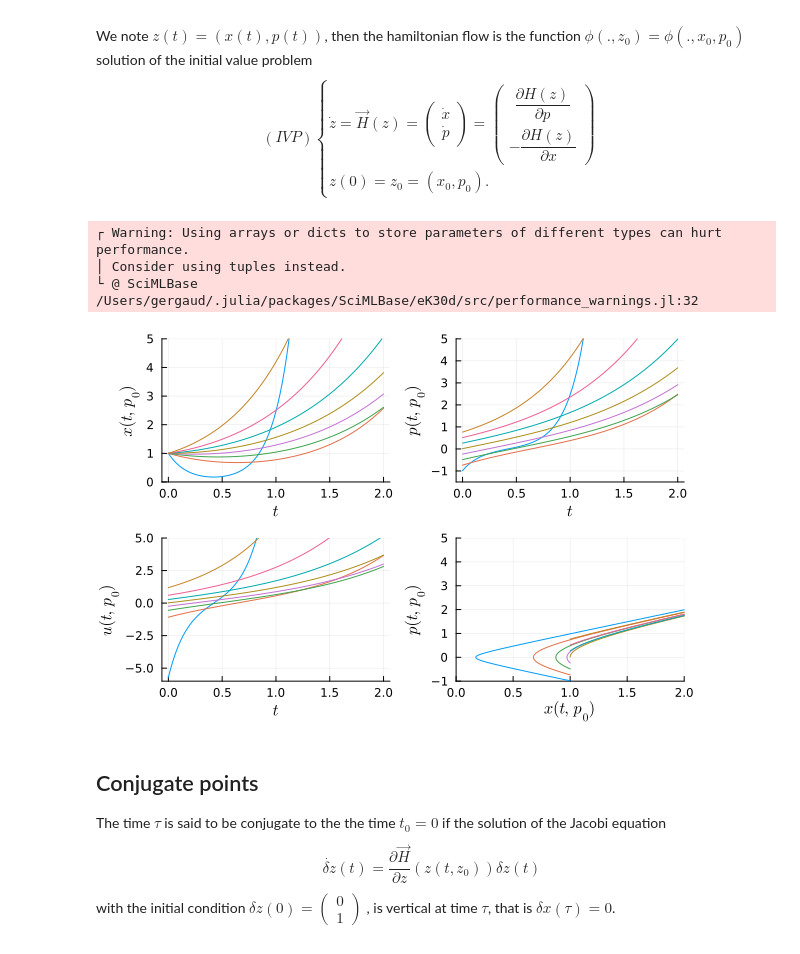
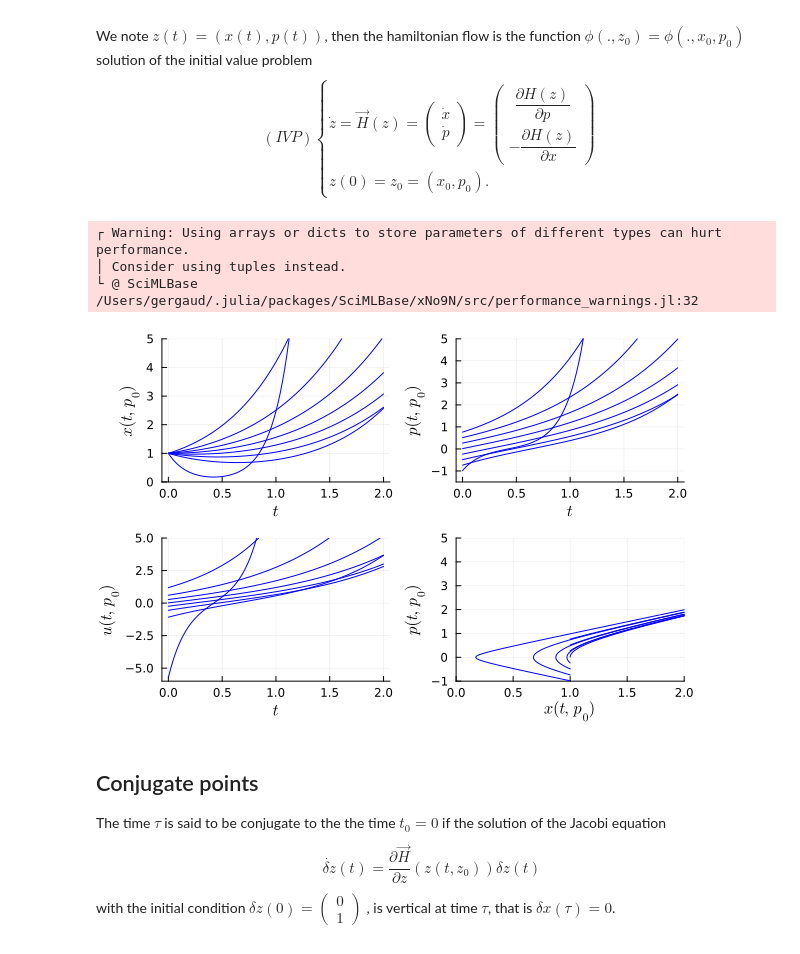
Before and after one commit to control-toolbox/Kupka, a Jupyter notebook: example1.ipynb, the cells around one changed output. Cells and saved outputs as stored; diff of their text form; code cells hidden in the pictures.

```diff
--- a/example1.ipynb
+++ b/example1.ipynb
@@ -83,41 +81,44 @@ z(0) = z_0 = (x_0,p_0).
 # Compute the  Flow
 
 u(x, p) = sign(x[1])*p[1]*sqrt(1. /(x[1]^2-p[1]^2))  # contol function
 
 # the Flow function of the control-toolbox package computes the hamiltonian flow
 ocp_flow = Flow(ocp, u)  # ocp_flow.ode_sol is the result of the solve function from the DifferentailEquations package
 
 # Compute flows for different value of the initial costate $p_0
 Int_p0 = -0.985:0.25:0.98   # intervalle of p_0
 Δt = (tf - t0)/100          #
 plt_x = plot()          # plot of the state x(t)
 plt_p = plot()          # plot of the costate p(t)
 plt_u = plot()          # plot of the control u(t)
 plt_phase = plot()      # plot (x,p)
-
+my_color = :blue
 for p0 in Int_p0        # plot for each p_0 in Int_p0
     flow_p0 = ocp_flow((t0, tf), x0, p0, reltol = 1e-8, abstol = 1e-8, saveat = Δt)
     T = flow_p0.ode_sol.t
     X = flow_p0.ode_sol[1,:]
     P = flow_p0.ode_sol[2,:]
     par = atanh(p0./x0)
-    plot!(plt_x,T,X)
-    plot!(plt_p,T,P)
-    plot!(plt_u,T,u.(X,P))
-    plot!(plt_phase,X,P)
+    plot!(plt_x,T,X,color = my_color)
+    plot!(plt_p,T,P,color = my_color)
+    plot!(plt_u,T,u.(X,P),color = my_color)
+    plot!(plt_phase,X,P,color = my_color)
 end
 
 # Plots
 plot!(plt_x,xlabel = L"t",ylabel=L"x(t,p_0)",legend=false, ylims=(0.,5.))
 plot!(plt_p,xlabel = L"t",ylabel=L"p(t,p_0)",legend=false, ylims=(-1.5,5.))
 plot!(plt_u,xlabel = L"t",ylabel=L"u(t,p_0)",legend=false, ylims=(-6.,5.))
 plot!(plt_phase,xlabel = L"x(t,p_0)",ylabel=L"p(t,p_0)",legend=false, xlims=(0.,2.), ylims=(-1.,5.))
-plot(plt_x,plt_p,plt_u,plt_phase,layout = (2,2))
+
+fig1_example1 = plot(plt_x,plt_p,plt_u,plt_phase,layout = (2,2))
+Plots.pdf(fig1_example1, "fig1_example1.pdf")
+plot(fig1_example1)
 # %% [output]
 ┌ Warning: Using arrays or dicts to store parameters of different types can hurt performance.
 │ Consider using tuples instead.
-└ @ SciMLBase /Users/gergaud/.julia/packages/SciMLBase/eK30d/src/performance_warnings.jl:32
+└ @ SciMLBase /Users/gergaud/.julia/packages/SciMLBase/xNo9N/src/performance_warnings.jl:32
-[figure, old version]
+[figure, new version]
 # %% [markdown]
 ## Conjugate points
 The time $\tau$ is said to be conjugate to the the time $t_0=0$ if the solution of the Jacobi equation
```
Also changed, not shown: parts of 5 cells of this notebook, 35 other files.
